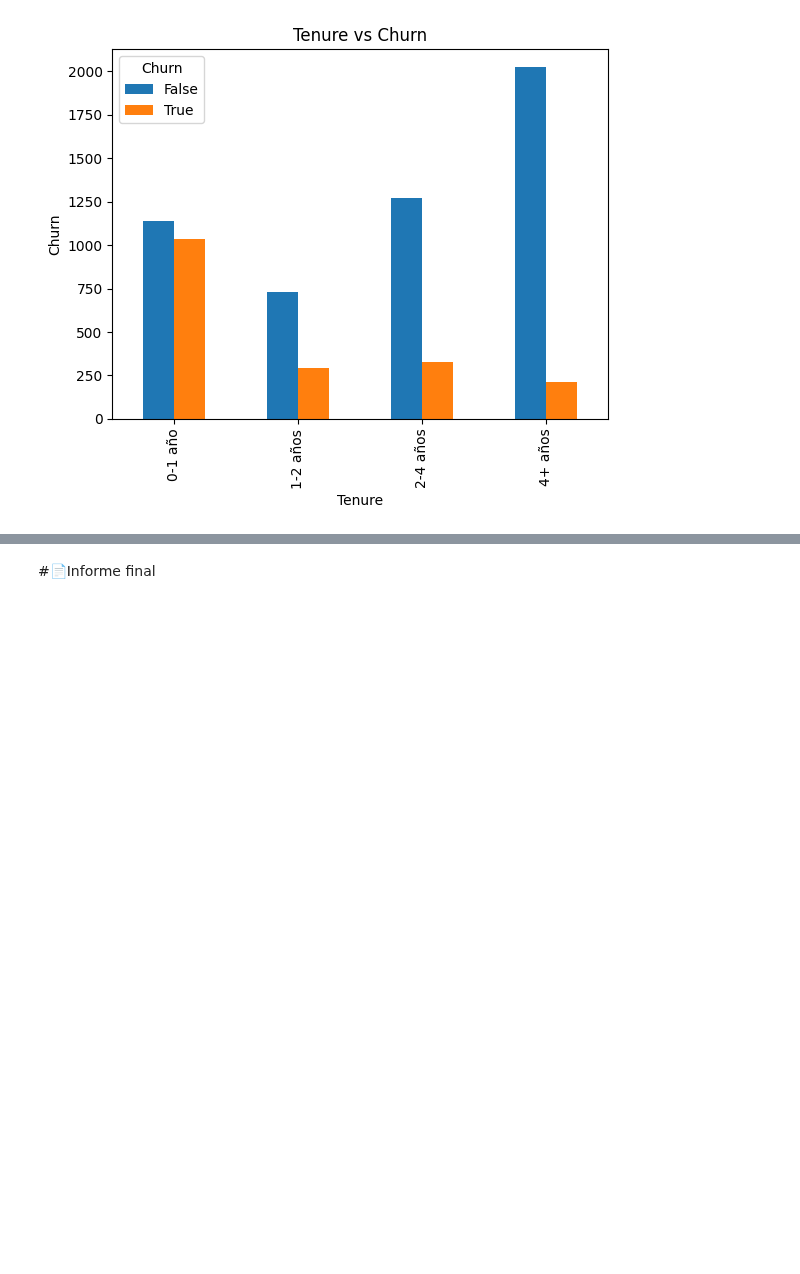
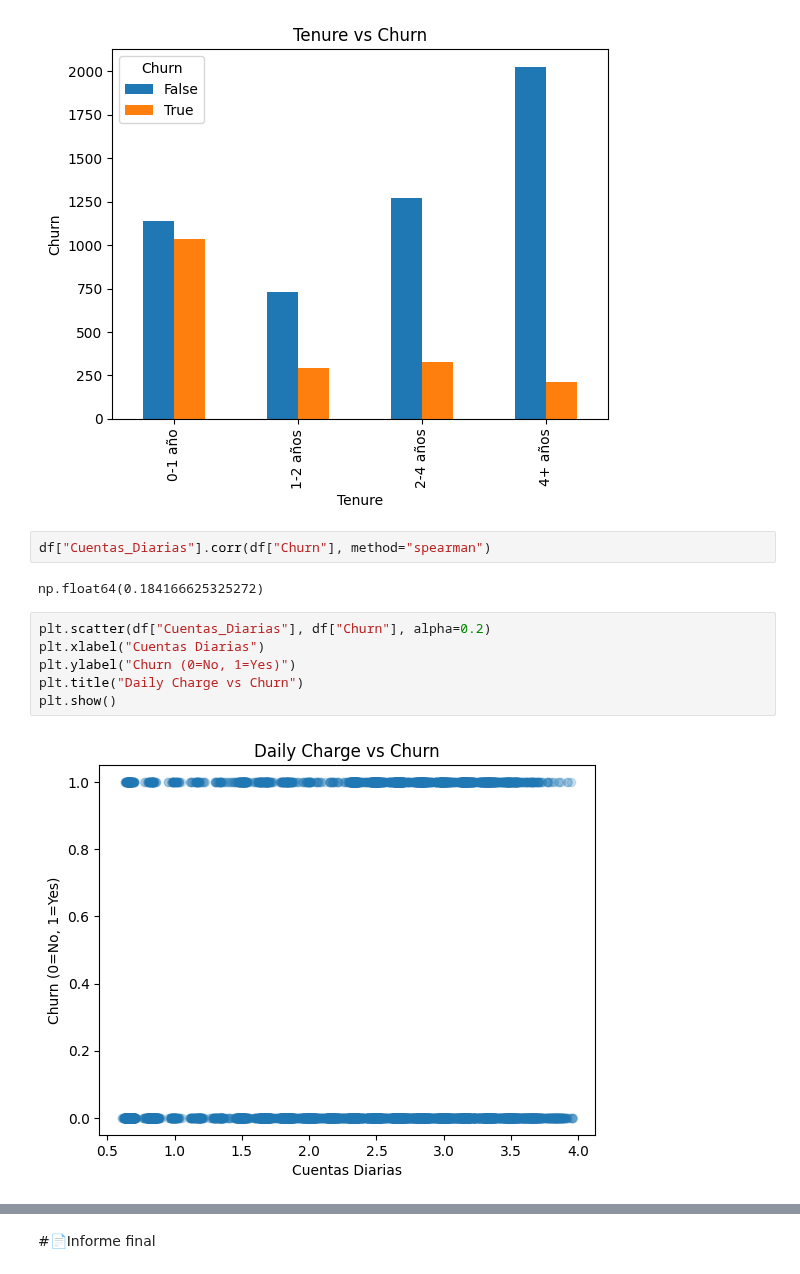
Before and after one commit to SebasOspina-montoya/TelecomX_Latam, a Jupyter notebook: TelecomX_LATAM.ipynb, the cells around one changed output, grey strips where cells are left out. Drawn from its saved outputs; the diff is of its cells as text; blank space fills up the shorter version.

```diff
--- a/TelecomX_LATAM.ipynb
+++ b/TelecomX_LATAM.ipynb
@@ -382,3 +382,15 @@ plt.savefig("tiempo_vs_churn.png", dpi=300, bbox_inches="tight")
 plt.show()
 # %% [output]
 [figure]
+# %%
+df["Cuentas_Diarias"].corr(df["Churn"], method="spearman")
+# %% [output]
+np.float64(0.184166625325272)
+# %%
+plt.scatter(df["Cuentas_Diarias"], df["Churn"], alpha=0.2)
+plt.xlabel("Cuentas Diarias")
+plt.ylabel("Churn (0=No, 1=Yes)")
+plt.title("Daily Charge vs Churn")
+plt.show()
+# %% [output]
+[figure, added]
```
Also changed, not shown: parts of 6 cells of this notebook.
